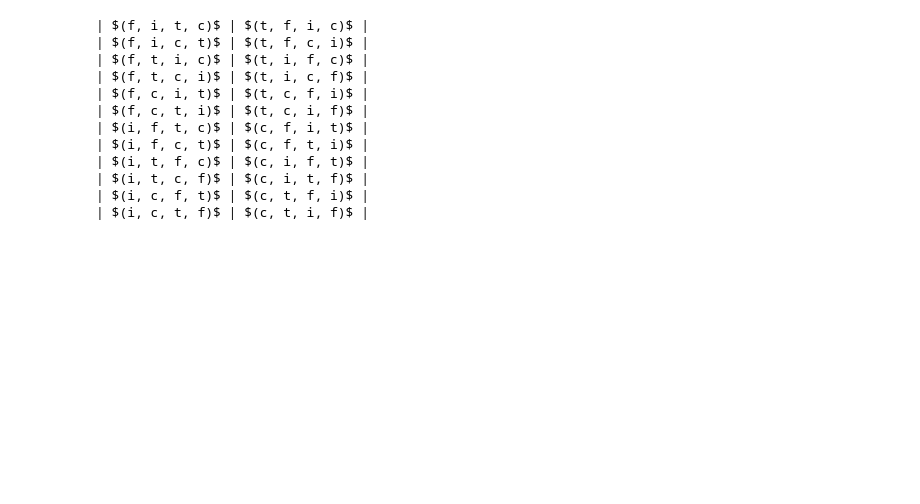
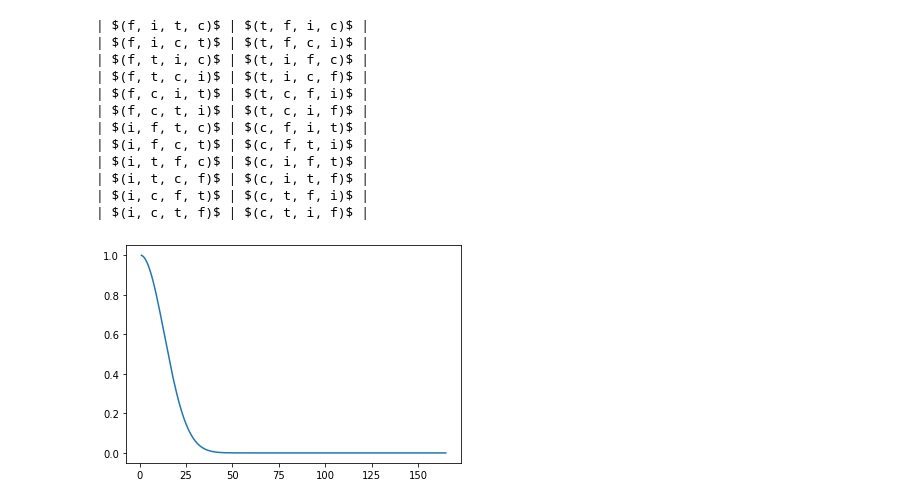
Before and after one commit to dariomalchiodi/sds, a Jupyter notebook: sds/notebooks.ipynb, the cells around one changed output. Saved outputs shown, nothing was run; the diff lists cells and outputs as text; code cells hidden in the pictures; blank space fills up the shorter version.

```diff
--- a/sds/notebooks.ipynb
+++ b/sds/notebooks.ipynb
@@ -229,7 +229,3 @@ graphviz.Source(tree)
 [drawing not drawn]
 # %%
 import itertools as it
-# %%
-perms = ['$(' + ', '.join(p)  + ')$'
-         for p in it.permutations(['f', 'i', 't', 'c'])]
-n = len(perms)
@@ -249,3 +247,22 @@ print('\n'.join(['| ' + a + ' | ' + b + ' |'
 | $(i, t, c, f)$ | $(c, i, t, f)$ |
 | $(i, c, f, t)$ | $(c, t, f, i)$ |
 | $(i, c, t, f)$ | $(c, t, i, f)$ |
+# %%
+import math
+import matplotlib.pyplot as plt
+import numpy as np
+
+a = 165
+
+x = range(1, a+1)
+
+def prob_no_common_year(n, a):
+    return math.factorial(a) / (math.factorial(a-n) * a**n)
+
+
+p1 = [prob_no_common_year(n, a) for n in x]
+
+plt.plot(list(x), p1)
+plt.show()
+# %% [output]
+[figure, added]
```
Also changed, not shown: parts of 8 cells of this notebook, 12 other files.
